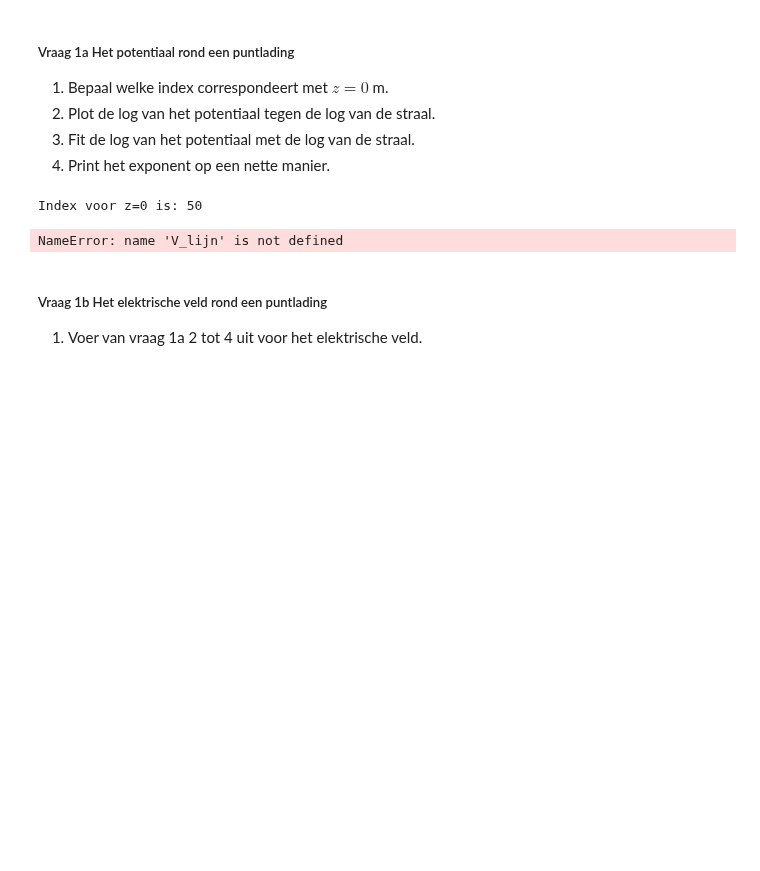
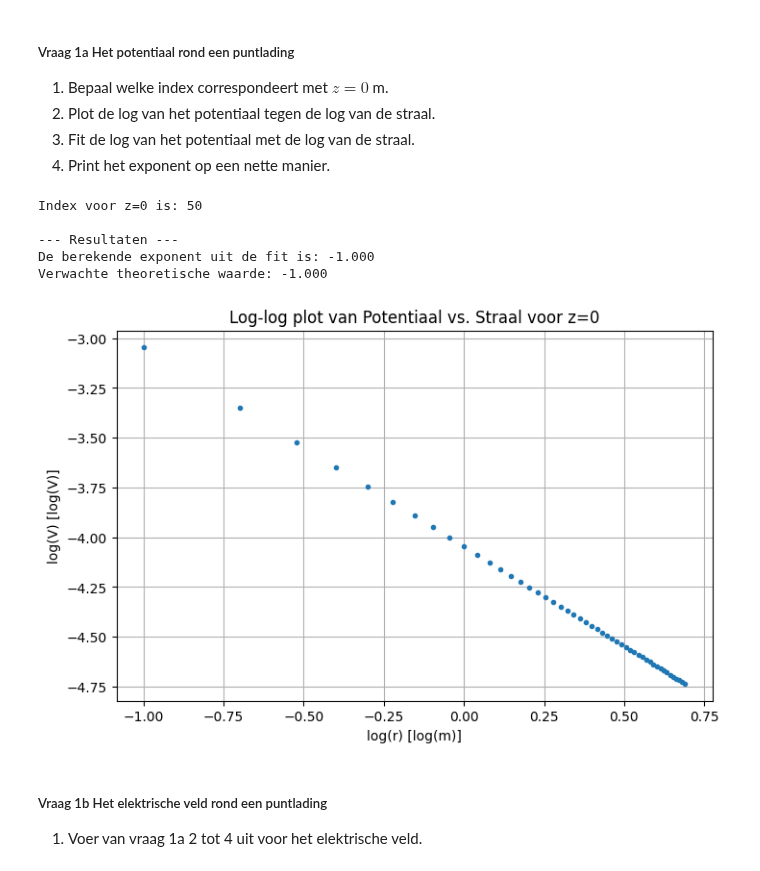
Before and after one commit to WouterAlejandro/opdrachten-DEF-D, a Jupyter notebook: DigitaleOntwerpopdrachten/1CondensatorOpdracht/CondensatorOntwerpopdracht.ipynb, the cells around one changed output. Saved outputs shown, nothing was run; the diff lists cells and outputs as text; code cells hidden in the pictures; blank space fills up the shorter version.

```diff
--- a/DigitaleOntwerpopdrachten/1CondensatorOpdracht/CondensatorOntwerpopdracht.ipynb
+++ b/DigitaleOntwerpopdrachten/1CondensatorOpdracht/CondensatorOntwerpopdracht.ipynb
@@ -87,7 +87,6 @@ plot_results_pt_charge_at_origin(Ez, Er, normE, V, r, z, grid_step)
 3. Fit de log van het potentiaal met de log van de straal.
 4. Print het exponent op een nette manier.
 # %%
-
 # 1. Bepaal welke index correspondeert met z = 0 m.
 
 index_z0 = np.argmin(np.abs(z))
@@ -95,6 +94,7 @@ print(f"Index voor z=0 is: {index_z0}")
 
 # 2. Plot de log van het potentiaal tegen de log van de straal.
 r_lijn = r[1:]
+V_lijn = V[index_z0, 1:]  # potentiaal langs de lijn z=0, startend vanaf r=0.1 m (om singulariteit te vermijden)
 
 # Bereken de logaritmes (basis 10)
 log_r = np.log10(r_lijn)
@@ -105,34 +105,38 @@ plt.figure(figsize=(8, 5))
 plt.plot(log_r, log_V, marker='.', linestyle='none', label='Data punten')
 plt.xlabel('log(r) [log(m)]')
 plt.ylabel('log(V) [log(V)]')
 plt.title('Log-log plot van Potentiaal vs. Straal voor z=0')
 plt.grid(True)
 
 # 3. Fit de log van het potentiaal met de log van de straal.
 # np.polyfit zoekt de beste rechte lijn (polynoom graad 1) door de log-log data.
 # fit_result is een array met 2 waarden: [helling, y-snijpunt]
 fit_result = np.polyfit(log_r, log_V, 1)
 
 # 4. Print het exponent op een nette manier.
 # De helling van de lijn is de gezochte exponent.
 exponent = fit_result[0]
 
 print()
 print(f"--- Resultaten ---")
 print(f"De berekende exponent uit de fit is: {exponent:.3f}")
 print(f"Verwachte theoretische waarde: -1.000")
 plt.show()
 #Volgens de wet van Coulomb is de elektrische potentiaal $V$ van een puntlading omgekeerd evenredig met de afstand $r$,
 # wat we schrijven als het machtsverband $V \propto r^{-1}$.
 # Door van beide variabelen de logaritme te nemen,
 # transformeren we dit kromme verband naar een lineaire vergelijking van de vorm $y = ax + b$.
 # In deze "log-log" weergave is de exponent van de straal (de $-1$) direct gelijk aan de helling ($a$) van de resulterende rechte lijn.
 # Met de functie np.polyfit berekenen we de best passende lijn door de simulatiedata,
 # waarbij de eerste waarde van de output de numerieke helling is.
 # Een resultaat van circa $-1.0$ bevestigt hiermee dat de potentiaal in het model inderdaad correct afneemt met de afstand.
 # %% [output]
 Index voor z=0 is: 50
+
+--- Resultaten ---
+De berekende exponent uit de fit is: -1.000
+Verwachte theoretische waarde: -1.000
-NameError: name 'V_lijn' is not defined
+[figure, added]
 # %% [markdown]
 ##### Vraag 1b Het elektrische veld rond een puntlading
 1. Voer van vraag 1a 2 tot 4 uit voor het elektrische veld.
```
Also changed, not shown: parts of 14 cells of this notebook.
